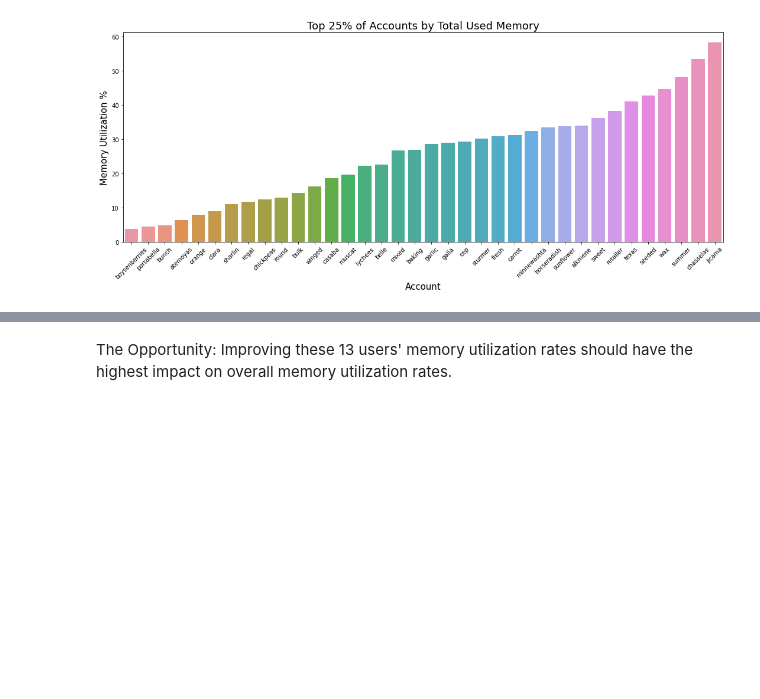
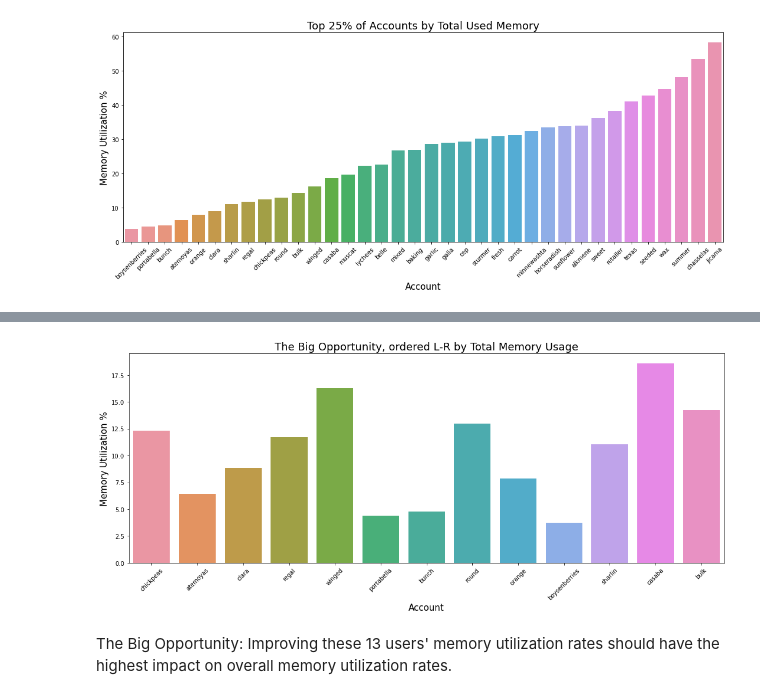
Before and after one commit to nss-data-science-cohort-4/dq2-accre-valkyries, a Jupyter notebook: notebooks/vai-02_dq2-accre-analysis-memory-usage.ipynb, the cells around one changed output, grey strips where cells are left out. Cells and saved outputs as stored; diff of their text form; code cells hidden in the pictures; blank space fills up the shorter version.

Commit message:
added in visualizations down to the user level.

```diff
--- a/notebooks/vai-02_dq2-accre-analysis-memory-usage.ipynb
+++ b/notebooks/vai-02_dq2-accre-analysis-memory-usage.ipynb
@@ -753,2 +750,16 @@ accre_mem_opportunity
+# %%
+# Plot the users who use the most and are the least optimized
+plt.figure(figsize=(15,6))
+# make barplot
+sns.barplot(x='ACCOUNT', y='USEDMEM_PCT_02', data=accre_mem_top_opportunity)
+# set labels
+plt.xlabel('Account', size=15)
+plt.ylabel('Memory Utilization %', size=15)
+plt.title('The Big Opportunity, ordered L-R by Total Memory Usage', size=18)
+plt.tight_layout()
+plt.xticks(rotation=45);
+# plt.savefig("barplot_Seaborn_Python.png", dpi=100)
+# %% [output]
+[figure, added]
 # %% [markdown]
-The Opportunity: Improving these 13 users' memory utilization rates should have the highest impact on overall memory utilization rates.
+The Big Opportunity: Improving these 13 users' memory utilization rates should have the highest impact on overall memory utilization rates.
```
Also changed, not shown: parts of 24 cells of this notebook.
